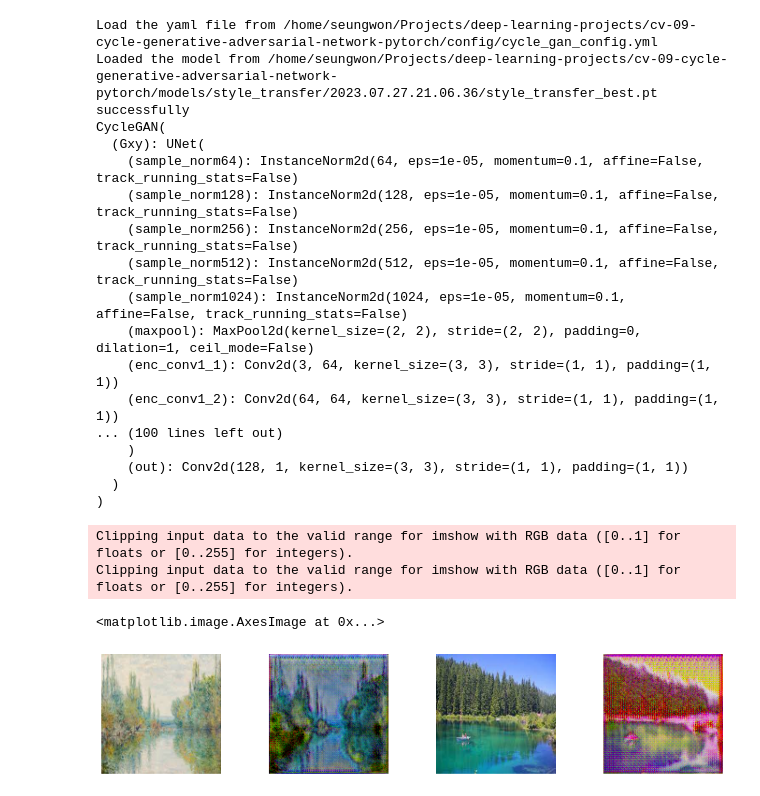
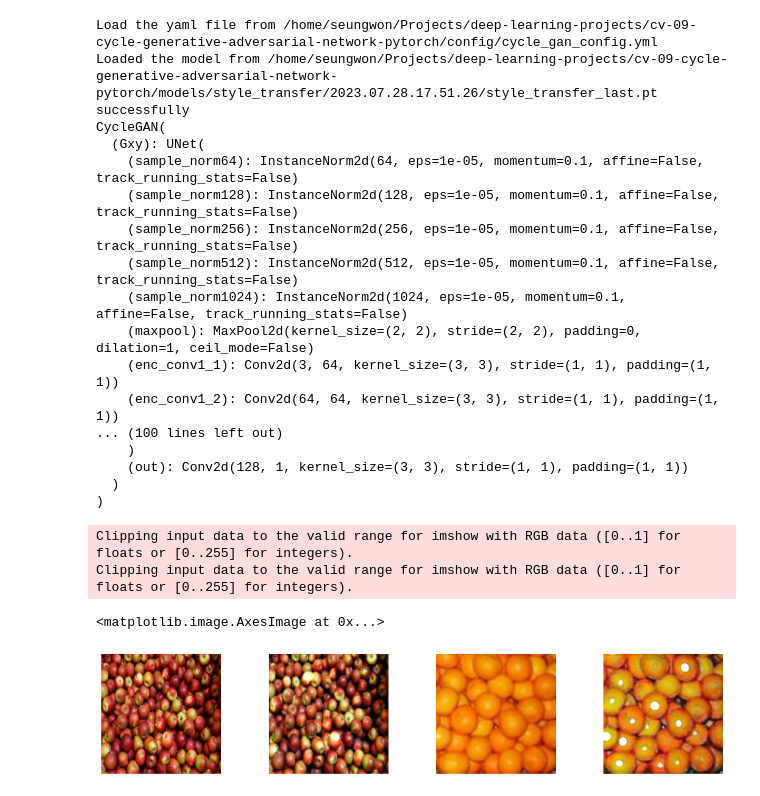
Before and after one commit to dodoseung/cycle-generative-adversarial-network-pytorch, a Jupyter notebook: cycle_gan_visualization.ipynb, the cells around one changed output. Cells and saved outputs as stored; diff of their text form; code cells hidden in the pictures.

Commit message:
cycle

```diff
--- a/cycle_gan_visualization.ipynb
+++ b/cycle_gan_visualization.ipynb
@@ -23,11 +23,11 @@ model = CycleGAN(gen_input_dim=config['model']['gen_input_dim'], gen_output_dim=
                  dis_conv_kernels=config['model']['dis_conv_kernels'], dis_conv_strides=config['model']['dis_conv_strides'],
                  dis_conv_pads=config['model']['dis_conv_pads'], dis_norm=config['model']['dis_norm']).to(device)
 
-model, _, _, _ = load_model('/home/seungwon/Projects/deep-learning-projects/cv-09-cycle-generative-adversarial-network-pytorch/models/style_transfer/2023.07.27.21.06.36/style_transfer_best.pt', model)
+model, _, _, _ = load_model('/home/seungwon/Projects/deep-learning-projects/cv-09-cycle-generative-adversarial-network-pytorch/models/style_transfer/2023.07.28.17.51.26/style_transfer_last.pt', model)
 print(model)
 # %% [output]
 Load the yaml file from /home/seungwon/Projects/deep-learning-projects/cv-09-cycle-generative-adversarial-network-pytorch/config/cycle_gan_config.yml
-Loaded the model from /home/seungwon/Projects/deep-learning-projects/cv-09-cycle-generative-adversarial-network-pytorch/models/style_transfer/2023.07.27.21.06.36/style_transfer_best.pt successfully
+Loaded the model from /home/seungwon/Projects/deep-learning-projects/cv-09-cycle-generative-adversarial-network-pytorch/models/style_transfer/2023.07.28.17.51.26/style_transfer_last.pt successfully
 CycleGAN(
   (Gxy): UNet(
     (sample_norm64): InstanceNorm2d(64, eps=1e-05, momentum=0.1, affine=False, track_running_stats=False)
@@ -48,40 +48,40 @@ CycleGAN(
 transform = transforms.Compose([transforms.ToTensor(),
                                 transforms.Resize(config['data']['img_size'])])
 # Set the data
-imgA = plt.imread(config['data']['imgA_path'])
+imgA = plt.imread('images/apple.jpg')
 imgA = transform(imgA)
 imgA = imgA.to(device)
 
-imgB = plt.imread(config['data']['imgB_path'])
+imgB = plt.imread('images/orange.jpg')
 imgB = transform(imgB)
 imgB = imgB.to(device)
 
 np.random.seed(777)
 
 fig = plt.figure(figsize=(15, 3))
 fig.subplots_adjust(hspace=0.4, wspace=0.4)
 model.eval()
 
 genA = model.Gyx(imgB.unsqueeze(dim=0))
 genB = model.Gxy(imgA.unsqueeze(dim=0))
 
 sub = fig.add_subplot(1, 4, 1)
 sub.axis('off')
 sub.imshow(imgA.permute(1, 2, 0).cpu().detach().numpy())
 
 sub = fig.add_subplot(1, 4, 2)
 sub.axis('off')
 sub.imshow(genB.squeeze(0).permute(1, 2, 0).cpu().detach().numpy())
 
 sub = fig.add_subplot(1, 4, 3)
 sub.axis('off')
 sub.imshow(imgB.permute(1, 2, 0).cpu().detach().numpy())
 
 sub = fig.add_subplot(1, 4, 4)
 sub.axis('off')
 sub.imshow(genA.squeeze(0).permute(1, 2, 0).cpu().detach().numpy())
 # %% [output]
 Clipping input data to the valid range for imshow with RGB data ([0..1] for floats or [0..255] for integers).
 Clipping input data to the valid range for imshow with RGB data ([0..1] for floats or [0..255] for integers).
 <matplotlib.image.AxesImage at 0x...>
-[figure, old version]
+[figure, new version]
```
Also changed, not shown: 6 other files.
